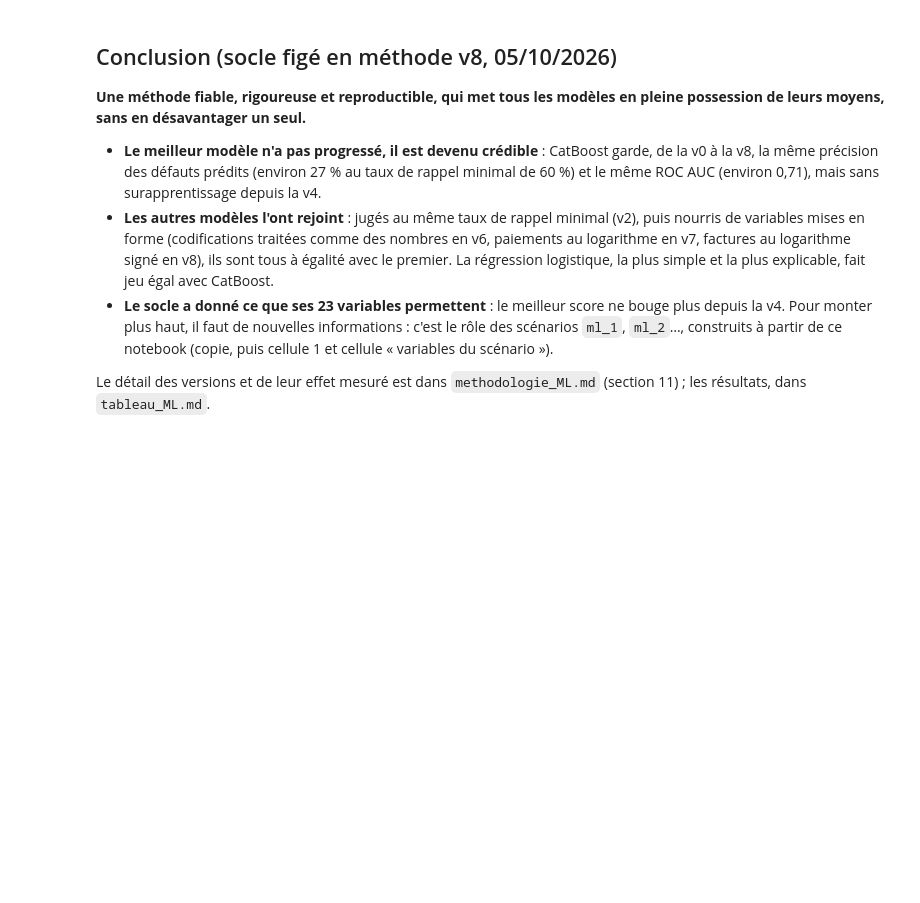
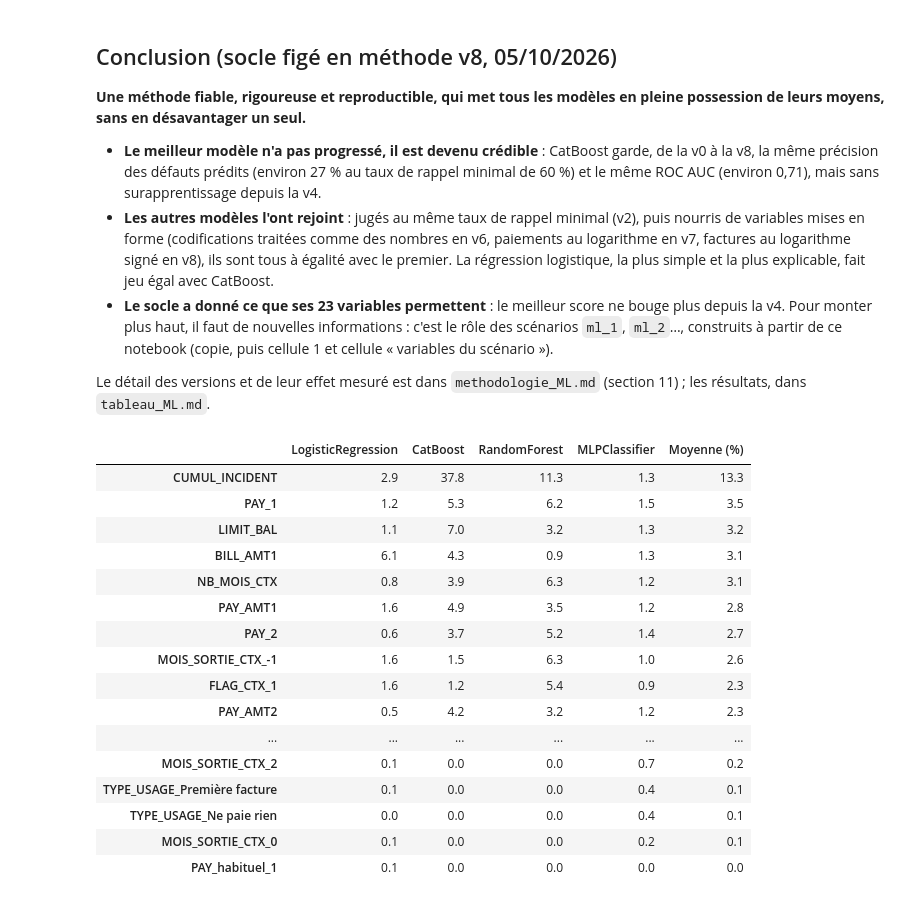
Before and after one commit to johan-mac-59/RiskLens_ML, a Jupyter notebook: lab_ML/ml_11.ipynb, the cells around one changed output. Saved outputs shown, nothing was run; the diff lists cells and outputs as text; code cells hidden in the pictures; blank space fills up the shorter version.

Commit message:
ml_0 : tableau d'importance des variables affiché en entier (sans troncature), pour l'élagage ; ml_11 : tableau complet ajouté en dernière cellule

```diff
--- a/lab_ML/ml_11.ipynb
+++ b/lab_ML/ml_11.ipynb
@@ -1105,3 +1105,25 @@ if not comparaisons_libres:
 - **Le socle a donné ce que ses 23 variables permettent** : le meilleur score ne bouge plus depuis la v4. Pour monter plus haut, il faut de nouvelles informations : c'est le rôle des scénarios `ml_1`, `ml_2`…, construits à partir de ce notebook (copie, puis cellule 1 et cellule « variables du scénario »).
 
 Le détail des versions et de leur effet mesuré est dans `methodologie_ML.md` (section 11) ; les résultats, dans `tableau_ML.md`.
+# %%
+# VISUALISATION DE L'UTILISATION DE TOUTES LES FEATURES PAR LES MODELES
+with pd.option_context("display.max_rows", None):
+    display(df_importances.sort_values("Moyenne (%)", ascending=False).round(1))
+# %% [output]
+|  | LogisticRegression | CatBoost | RandomForest | MLPClassifier | Moyenne (%) |
+| CUMUL_INCIDENT | 2.9 | 37.8 | 11.3 | 1.3 | 13.3 |
+| PAY_1 | 1.2 | 5.3 | 6.2 | 1.5 | 3.5 |
+| LIMIT_BAL | 1.1 | 7.0 | 3.2 | 1.3 | 3.2 |
+| BILL_AMT1 | 6.1 | 4.3 | 0.9 | 1.3 | 3.1 |
+| NB_MOIS_CTX | 0.8 | 3.9 | 6.3 | 1.2 | 3.1 |
+| PAY_AMT1 | 1.6 | 4.9 | 3.5 | 1.2 | 2.8 |
+| PAY_2 | 0.6 | 3.7 | 5.2 | 1.4 | 2.7 |
+| MOIS_SORTIE_CTX_-1 | 1.6 | 1.5 | 6.3 | 1.0 | 2.6 |
+| FLAG_CTX_1 | 1.6 | 1.2 | 5.4 | 0.9 | 2.3 |
+| PAY_AMT2 | 0.5 | 4.2 | 3.2 | 1.2 | 2.3 |
+| ... | ... | ... | ... | ... | ... |
+| MOIS_SORTIE_CTX_2 | 0.1 | 0.0 | 0.0 | 0.7 | 0.2 |
+| TYPE_USAGE_Première facture | 0.1 | 0.0 | 0.0 | 0.4 | 0.1 |
+| TYPE_USAGE_Ne paie rien | 0.0 | 0.0 | 0.0 | 0.4 | 0.1 |
+| MOIS_SORTIE_CTX_0 | 0.1 | 0.0 | 0.0 | 0.2 | 0.1 |
+| PAY_habituel_1 | 0.1 | 0.0 | 0.0 | 0.0 | 0.0 |
```
Also changed, not shown: 1 other file.
